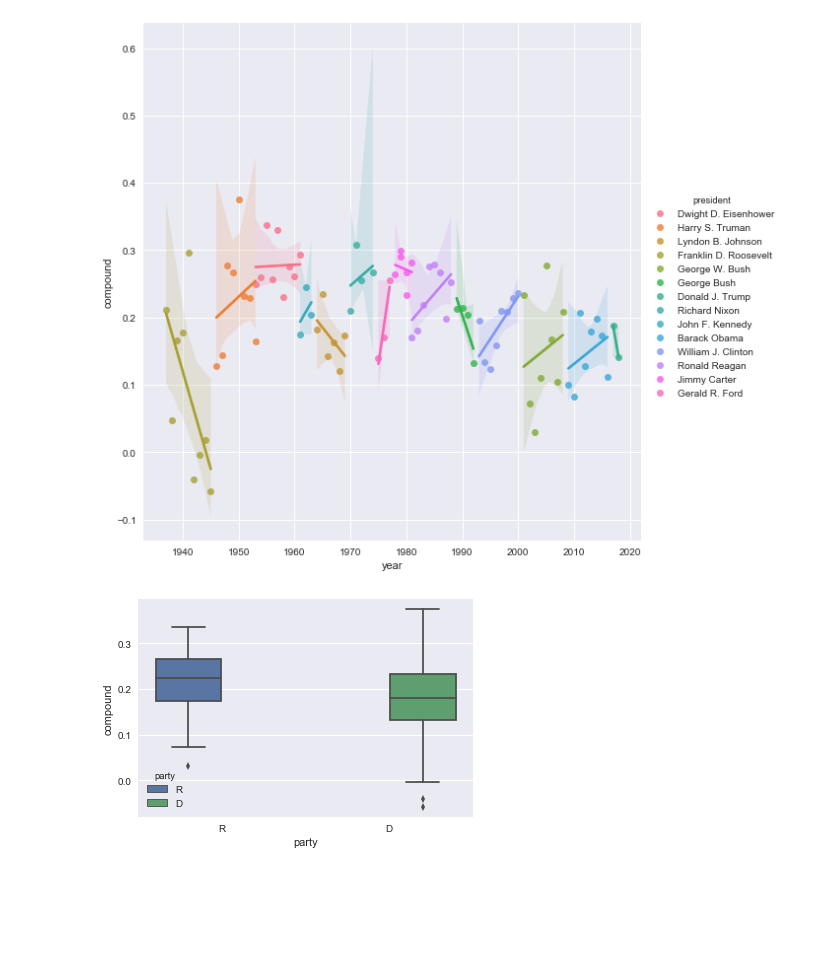
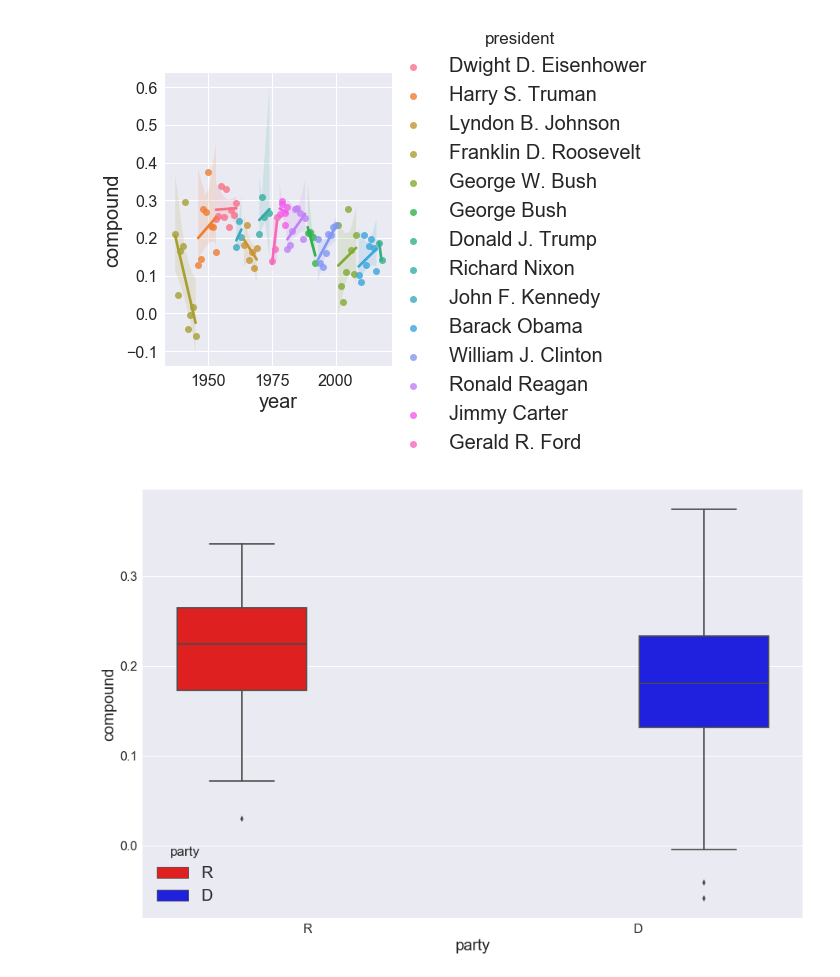
Before and after one commit to ratulesrar3/sotu-approval-analysis, a Jupyter notebook: sentiment_analysis.ipynb, the cells around one changed output. Saved outputs shown, nothing was run; the diff lists cells and outputs as text; code cells hidden in the pictures; blank space fills up the shorter version.

```diff
--- a/sentiment_analysis.ipynb
+++ b/sentiment_analysis.ipynb
@@ -11,6 +15,12 @@ from vaderSentiment.vaderSentiment import SentimentIntensityAnalyzer
 import matplotlib.pyplot as plt
 import seaborn as sns
 %matplotlib inline
+
+plt.rcParams["figure.figsize"] = (15,10)
+plt.rcParams["xtick.labelsize"] = 16
+plt.rcParams["ytick.labelsize"] = 16
+plt.rcParams["axes.labelsize"] = 20
+plt.rcParams['legend.fontsize'] = 20
 # %%
 speeches = pd.read_pickle('data/sotu_content.pkl')
 # %%
@@ -59,7 +71,7 @@ df = pd.read_pickle('data/sotu_sentiment_scores.pkl')
 # %%
-# dems = ['Barack Obama', 'Franklin D. Roosevelt', 'Harry S. Truman',
-#         'Jimmy Carter', 'John F. Kennedy', 'Lyndon B. Johnson', 'William J. Clinton']
-# df['party'] = df['president'].apply(lambda x: 'D' if x in dems else 'R')
+dems = ['Barack Obama', 'Franklin D. Roosevelt', 'Harry S. Truman',
+        'Jimmy Carter', 'John F. Kennedy', 'Lyndon B. Johnson', 'William J. Clinton']
+df['party'] = df['president'].apply(lambda x: 'D' if x in dems else 'R')
 # %%
 # df.to_pickle('data/sotu_sentiment_scores.pkl')
 # df.to_csv('data/sotu_scores.csv', index=False)
@@ -71,8 +84,10 @@ df.plot('date', ['compound', 'positive'])
 # %%
 g = sns.lmplot(x='year', y='compound', hue='president', truncate=True, size=8, data=df)
+plt.savefig('data/pres_sent.png')
 # %% [output]
-[figure, old version]
+[figure, new version]
 # %%
-g = sns.boxplot(x='party', y='compound', hue='party', data=df)
+g = sns.boxplot(x='party', y='compound', hue='party', palette={'R': 'r', 'D': 'b'}, data=df)
+# plt.savefig('data/box.png')
 # %% [output]
-[figure, old version]
+[figure, new version]
```
Also changed, not shown: parts of 5 cells of this notebook, 5 other files.
